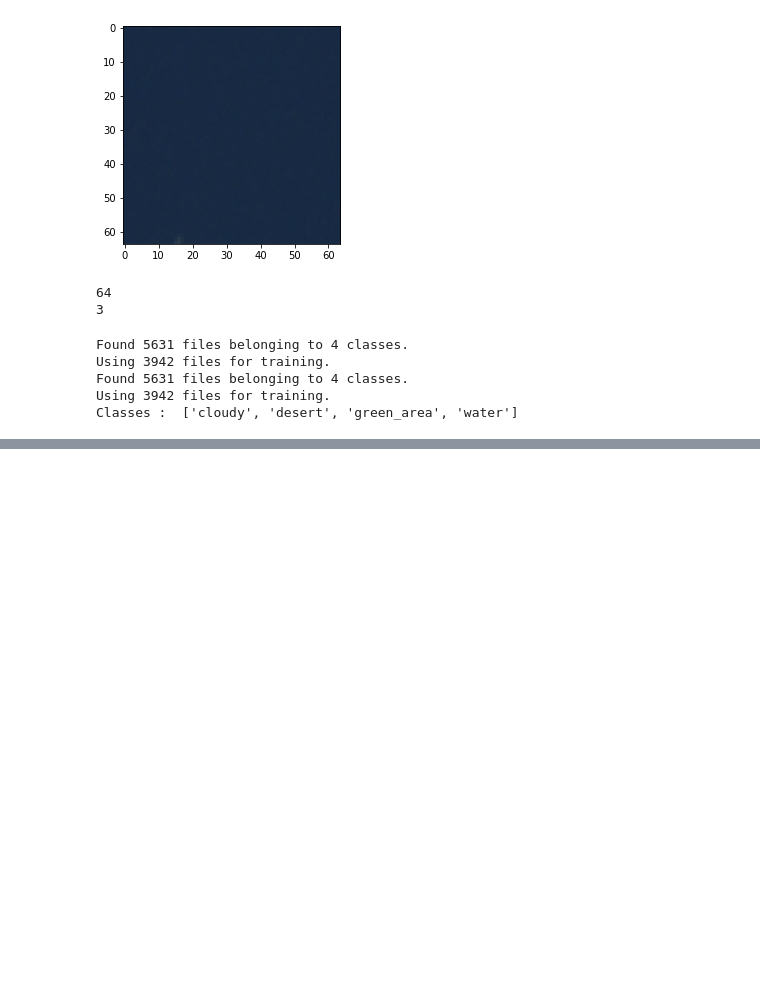
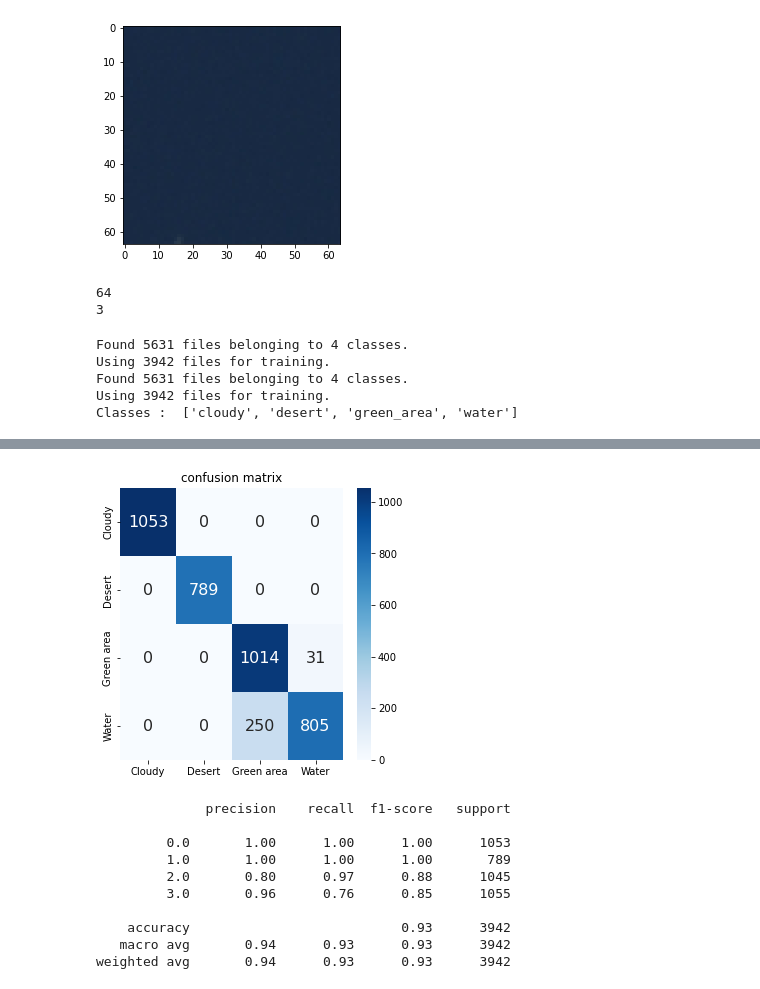
Before and after one commit to grzech903/-Image-Classification, a Jupyter notebook: Pierwsze NN .ipynb, the cells around one changed output, grey strips where cells are left out. Drawn from its saved outputs; the diff is of its cells as text; code cells hidden in the pictures; blank space fills up the shorter version.

```diff
--- a/Pierwsze NN .ipynb
+++ b/Pierwsze NN .ipynb
@@ -242 +298,42 @@ weighted avg       0.99      0.99      0.99      3942
+# %%
+true = np.array([])
+pred = np.array([])
+
+i = 0
+for data, labels in test_data :
+    i += 1
+    y = np.argmax(model_2.predict(data), axis=1)
+    true = np.append(true, labels)
+    pred = np.append(pred, y)
+
+    if i == test_data.cardinality().numpy() + 1:
+        break
+
+cf_matrix = confusion_matrix(true,pred)
+df_cf_matrix = pd.DataFrame(cf_matrix, index = [i for i in range(4)],
+                  columns = [i for i in range(4)])
+
+fig, ax = plt.subplots(figsize=(5,5))
+sns.heatmap(df_cf_matrix, cmap="Blues", annot=True, annot_kws={"size": 16},fmt='d')
+ax.set_xticklabels(('Cloudy','Desert','Green area','Water'))
+ax.set_yticklabels(('Cloudy','Desert','Green area','Water'))
+
+
+plt.title('confusion matrix')
+
+plt.show()
+
+print(classification_report(true,pred)) # 0 = Cloudy, 1 = desert, 2 = green_area, 3 = water
+# %% [output]
+[figure, added]
+              precision    recall  f1-score   support
+
+         0.0       1.00      1.00      1.00      1053
+         1.0       1.00      1.00      1.00       789
+         2.0       0.80      0.97      0.88      1045
+         3.0       0.96      0.76      0.85      1055
+
+    accuracy                           0.93      3942
+   macro avg       0.94      0.93      0.93      3942
+weighted avg       0.94      0.93      0.93      3942
 # %%
```
Also changed, not shown: parts of 16 cells of this notebook.
